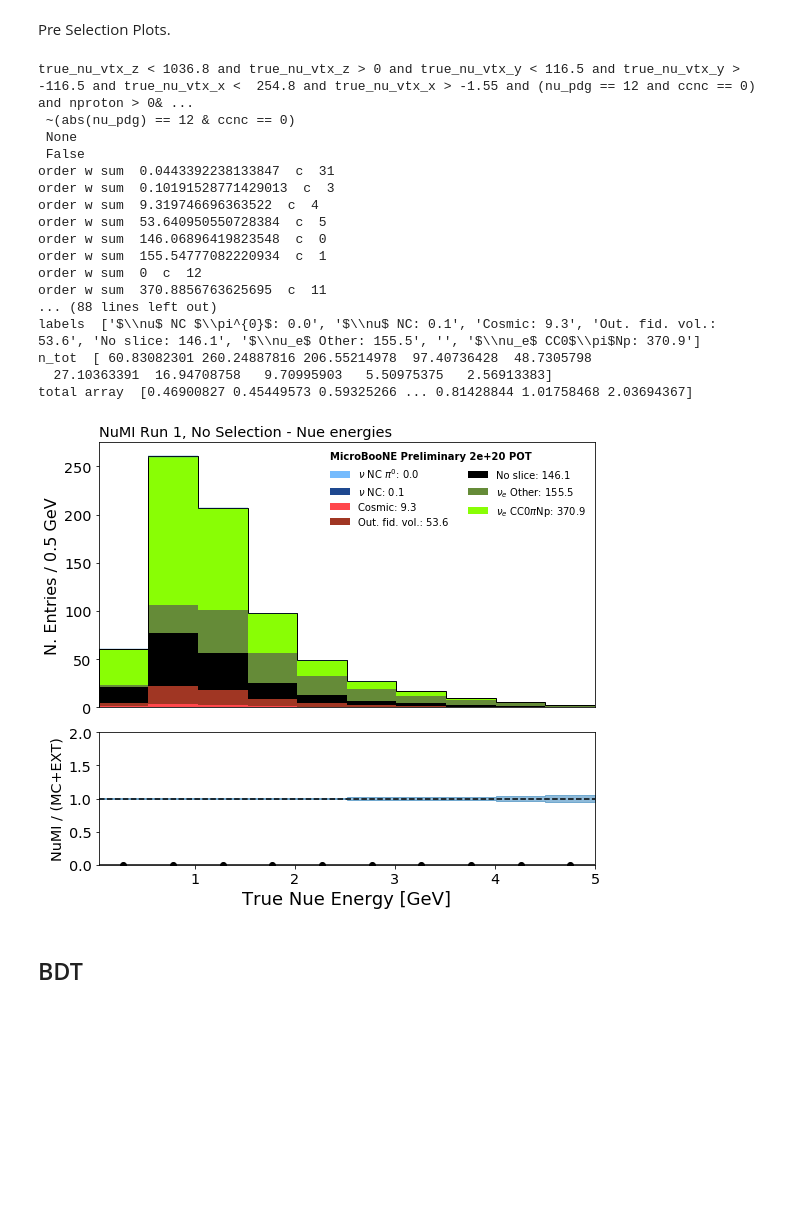
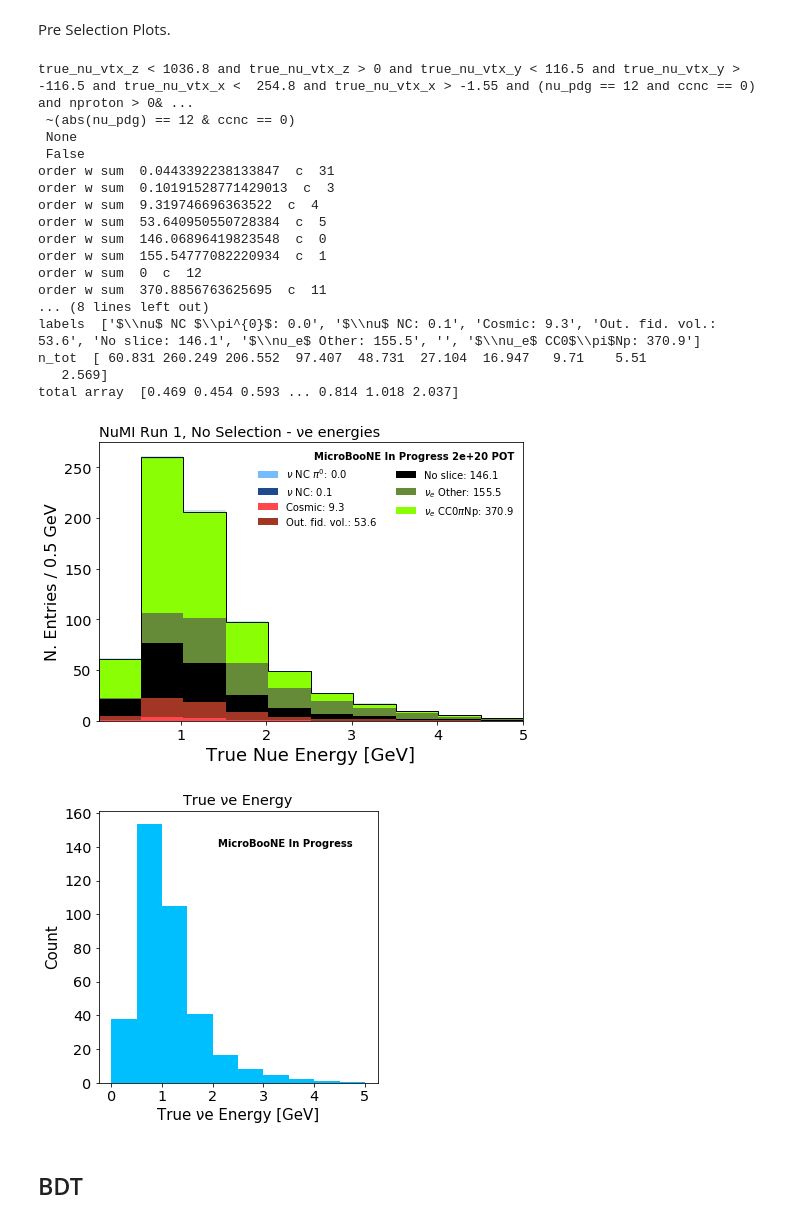
Before and after one commit to afm1g15/PELEE, a Jupyter notebook: PlotterNuMIBDT1eNp_Alex.ipynb, the cells around one changed output. Cells and saved outputs as stored; diff of their text form; code cells hidden in the pictures; blank space fills up the shorter version.

```diff
--- a/PlotterNuMIBDT1eNp_Alex.ipynb
+++ b/PlotterNuMIBDT1eNp_Alex.ipynb
@@ -657,39 +657,63 @@ fig, ax1, ax2 = my_plotter.plot_variable(
     query= FID_QUERY ,
     kind="event_category", # this splits up the MC in many physics categories
     draw_sys  = False, # We plot the PPFX, GENIE and ReInteraction Systematics (the other systematics are to be implemented)
     draw_data = False, # need this to plot MC!
     draw_geoSys = True,
+    ratio=False,
     genieweight = "weightSplineTimesTuneTimesPPFX", # This is the official weight we calculated before.
     stacksort=3, # order of categories
     title=XTIT, # Name of X axis
     bins=BINS,
     range=RANGE,
 )[0:3]
 
 
-ax1.set_title('NuMI Run 1, No Selection - Nue energies',loc='left')
+ax1.set_title('NuMI Run 1, No Selection - νe energies',loc='left')
 fig.tight_layout()
 #fig.savefig("/Users/elenag/Desktop/NuMI/NuMI4PeLEE/Sidebands/Figures/NuMI/1eNp/BDTFinalFullMC/"+VARIABLE+"_varCV.pdf")
 #print('%s %.4f %.4f %.4f ' % (VARIABLE, my_plotter.stats['pvalue'], my_plotter.stats['pvaluestatonly'],my_plotter.stats['pvaluediag'])+"\n")
 # %% [output]
 true_nu_vtx_z < 1036.8 and true_nu_vtx_z > 0 and true_nu_vtx_y < 116.5 and true_nu_vtx_y > -116.5 and true_nu_vtx_x <  254.8 and true_nu_vtx_x > -1.55 and (nu_pdg == 12 and ccnc == 0) and nproton > 0& ...
  ~(abs(nu_pdg) == 12 & ccnc == 0)
  None
  False
 order w sum  0.0443392238133847  c  31
 order w sum  0.10191528771429013  c  3
 order w sum  9.319746696363522  c  4
 order w sum  53.640950550728384  c  5
 order w sum  146.06896419823548  c  0
 order w sum  155.54777082220934  c  1
 order w sum  0  c  12
 order w sum  370.8856763625695  c  11
-... (88 lines left out)
+... (8 lines left out)
 labels  ['$\\nu$ NC $\\pi^{0}$: 0.0', '$\\nu$ NC: 0.1', 'Cosmic: 9.3', 'Out. fid. vol.: 53.6', 'No slice: 146.1', '$\\nu_e$ Other: 155.5', '', '$\\nu_e$ CC0$\\pi$Np: 370.9']
-n_tot  [ 60.83082301 260.24887816 206.55214978  97.40736428  48.7305798
-  27.10363391  16.94708758   9.70995903   5.50975375   2.56913383]
-total array  [0.46900827 0.45449573 0.59325266 ... 0.81428844 1.01758468 2.03694367]
+n_tot  [ 60.831 260.249 206.552  97.407  48.731  27.104  16.947   9.71    5.51
+   2.569]
+total array  [0.469 0.454 0.593 ... 0.814 1.018 2.037]
-[figure, old version]
+[figure, new version]
+# %%
+import matplotlib.pyplot as plt
+import matplotlib
+
+nue_truth = [37.963620193059626, 153.70502409396536, 105.12433817746344, 40.84836282943223, 16.43726297406471, 7.924784559451439, 4.7246726061682125, 2.3833022701571167, 1.2904587747437404, 0.483849884068718]
+count = [0.1, 0.6, 1.1, 1.6, 2.1, 2.6, 3.1, 3.6, 4.1, 4.6]
+
+weights = [0.1*nue_truth[0], 0.6*nue_truth[1], 1.1*nue_truth[2], 1.6*nue_truth[3], 2.1*nue_truth[4], 2.6*nue_truth[5], 3.1*nue_truth[6], 3.6*nue_truth[7], 4.1*nue_truth[8], 4.6*nue_truth[9]]
+bins = np.arange(0, 5.5, 0.5)
+
+# plot selected signal events
+fig, ax1 = plt.subplots(figsize=(5, 5))
+
+sel = ax1.hist(count, bins, color='deepskyblue', weights=nue_truth)
+ax1.set_ylabel('Count', fontsize=15)
+ax1.set_xlabel('True νe Energy [GeV]', fontsize=15)
+#ax1.set_ylim(0, 3500)
+ax1.set_title("True νe Energy")
+
+plt.text(2.1, 140, r'MicroBooNE In Progress', fontweight='bold')
+plt.show()
+# %% [output]
+[figure, added]
 # %%
 ######################
 # %% [markdown]
```
Also changed, not shown: parts of 22 cells of this notebook, 4 other files.
